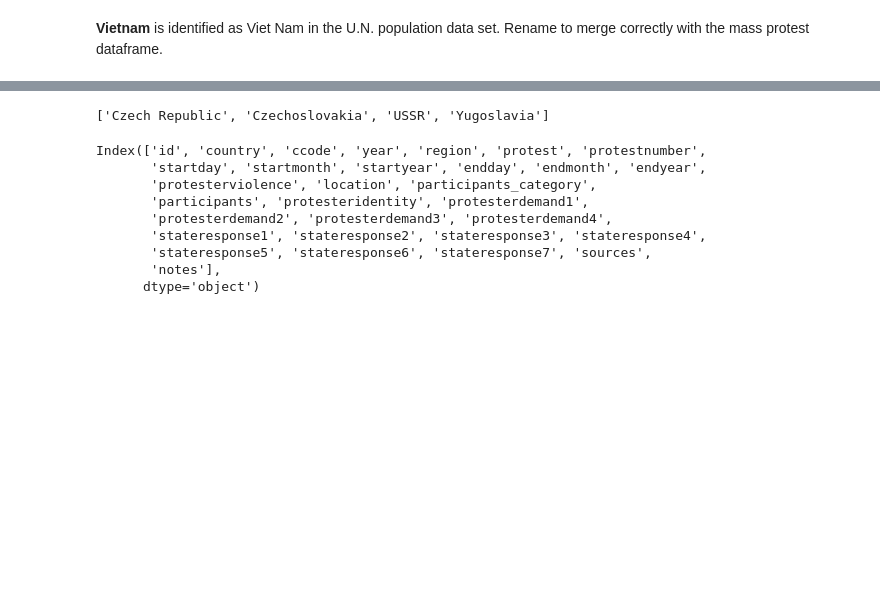
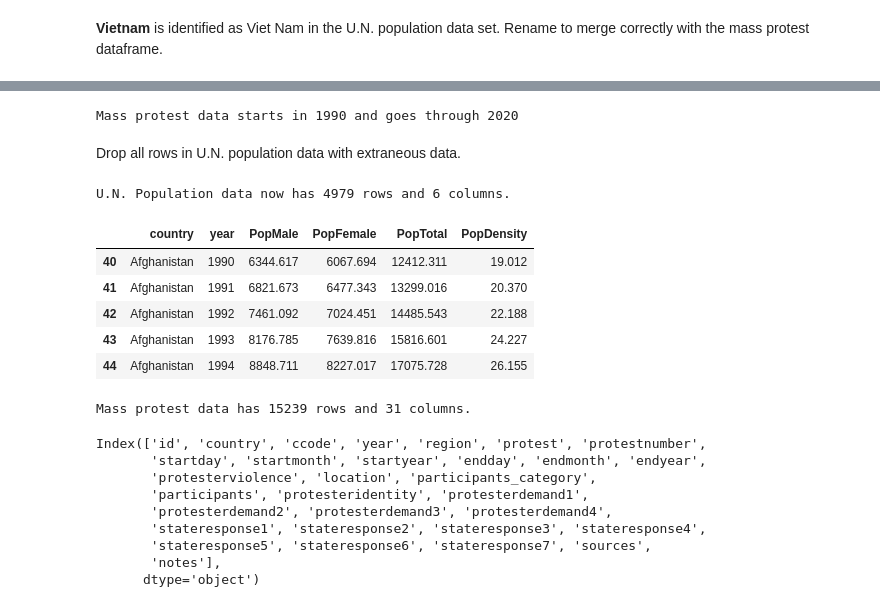
Before and after one commit to EmFib/Mass-Protests, a Jupyter notebook: users/Add_Global_Population.ipynb, the cells around one changed output, grey strips where cells are left out. Saved outputs shown, nothing was run; the diff lists cells and outputs as text; code cells hidden in the pictures; blank space fills up the shorter version.

```diff
--- a/users/Add_Global_Population.ipynb
+++ b/users/Add_Global_Population.ipynb
@@ -369,4 +424,4 @@ len(mass_not_global_pop)
-# %%
-mass_not_global_pop
-# %% [output]
-['Czech Republic', 'Czechoslovakia', 'USSR', 'Yugoslavia']
+# %%
+print (f'Mass protest data starts in {mass["year"].min()} and goes through {mass["year"].max()} ')
+# %% [output]
+Mass protest data starts in 1990 and goes through 2020
@@ -373,3 +431,28 @@ mass_not_global_pop
+# %% [markdown]
+Drop all rows in U.N. population data with extraneous data.
+# %%
+# Drop all years that are not in Mass Protests
+pop_df = pop_df[ (pop_df['year']>= 1990)  & (pop_df['year']<= 2020) ]
+
+# Drop all rows with countries not in Mass Protests
+pop_df = pop_df[(pop_df['country'].isin (mass_countries))]
+
+print (f'U.N. Population data now has {pop_df.shape[0]} rows and {pop_df.shape[1]} columns.')
+# %% [output]
+U.N. Population data now has 4979 rows and 6 columns.
+# %%
+pop_df.head()
+# %% [output]
+|  | country | year | PopMale | PopFemale | PopTotal | PopDensity |
+| 40 | Afghanistan | 1990 | 6344.617 | 6067.694 | 12412.311 | 19.012 |
+| 41 | Afghanistan | 1991 | 6821.673 | 6477.343 | 13299.016 | 20.370 |
+| 42 | Afghanistan | 1992 | 7461.092 | 7024.451 | 14485.543 | 22.188 |
+| 43 | Afghanistan | 1993 | 8176.785 | 7639.816 | 15816.601 | 24.227 |
+| 44 | Afghanistan | 1994 | 8848.711 | 8227.017 | 17075.728 | 26.155 |
+# %%
+print (f'Mass protest data has {mass.shape[0]} rows and {mass.shape[1]} columns.')
+# %% [output]
+Mass protest data has 15239 rows and 31 columns.
 # %%
 mass.columns
 # %% [output]
```
Also changed, not shown: parts of 40 cells of this notebook, 1 other file.
